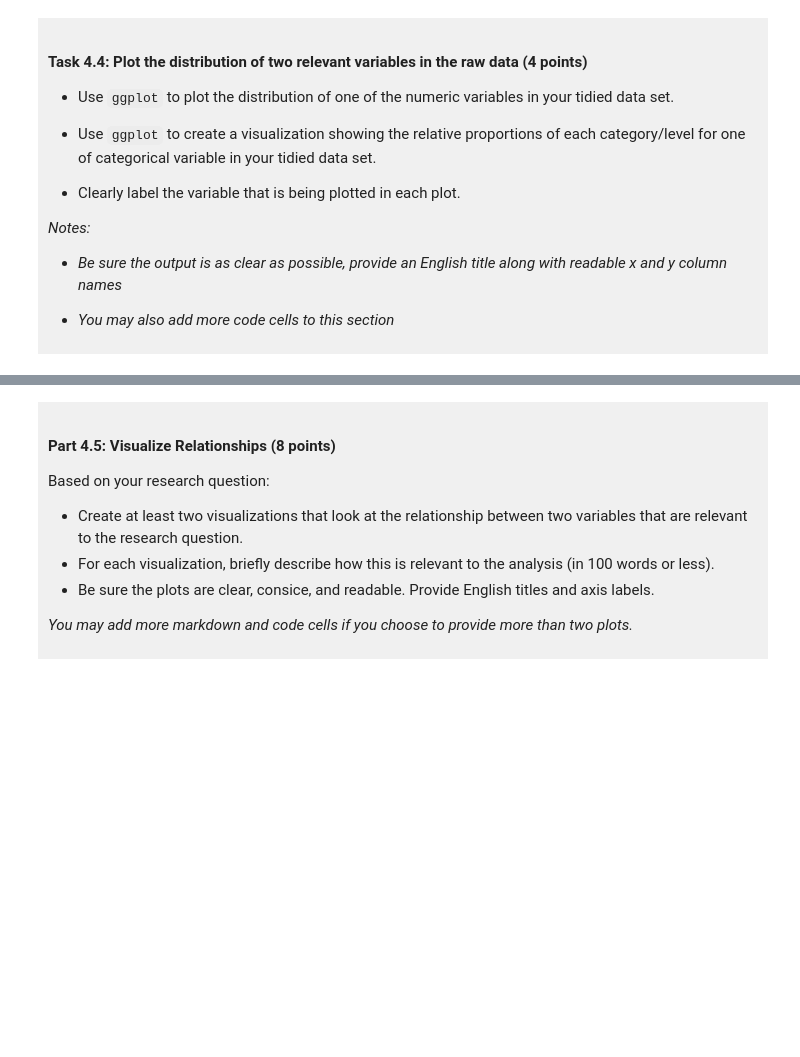
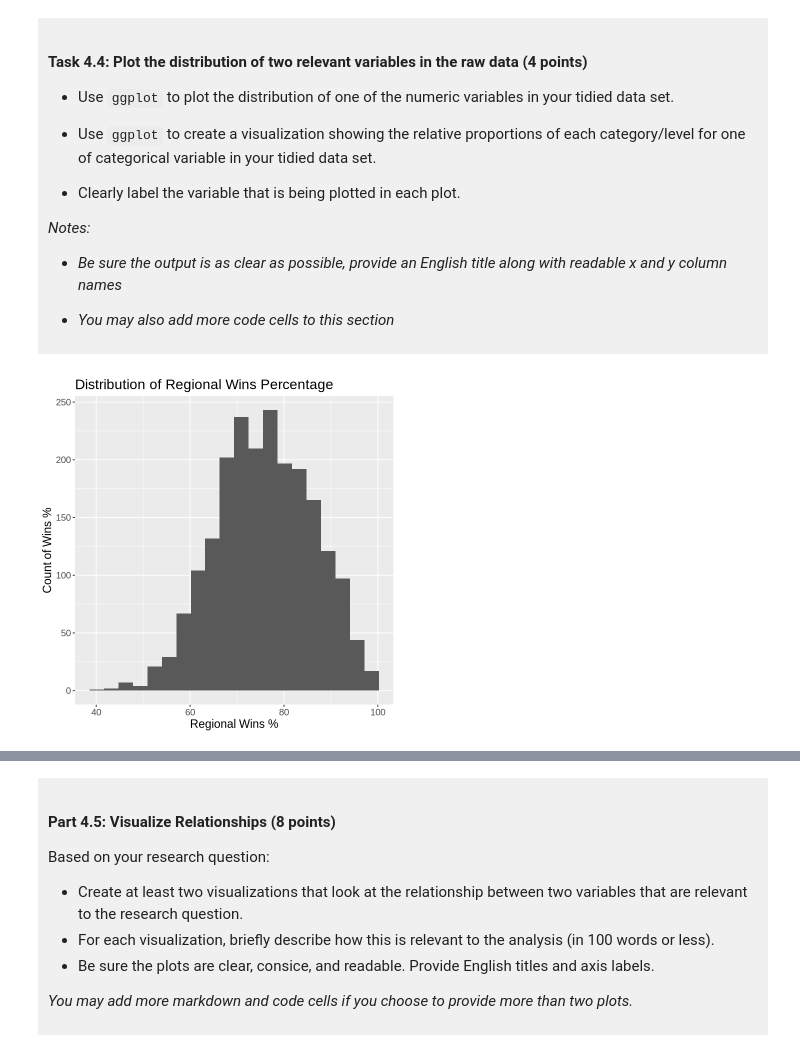
Before and after one commit to jchen007-ubc/dsci-100-project-jeanne-chen, a Jupyter notebook: dsci-100-project-notebook.ipynb, the cells around one changed output, grey strips where cells are left out. Cells and saved outputs as stored; diff of their text form; code cells hidden in the pictures; blank space fills up the shorter version.

```diff
--- a/dsci-100-project-notebook.ipynb
+++ b/dsci-100-project-notebook.ipynb
@@ -306,5 +343,16 @@ You will refine your research question (if needed) and produce a tidy data set.
 
 </div>
 # %%
-### EDIT THIS CODE CELL FOR PLOT 1 ###
+#Histogram that shows distribution of regional wins % amongst entire dataset. Shows average regional wins % is around 70-75%.
+options(repr.plot.width = 6, repr.plot.height = 6)
+basketball_plot1 <- basketball_tidy|>
+    ggplot(aes(x=reg_wins_pct))+
+    geom_histogram(bins=20)+
+    xlab("Regional Wins %")+
+    ylab("Count of Wins %")+
+    labs(title="Distribution of Regional Wins Percentage")+
+    theme(text=element_text(size=14))
+basketball_plot1
+# %% [output]
+[figure, added]
 # %%
```
Also changed, not shown: parts of 7 cells of this notebook.
